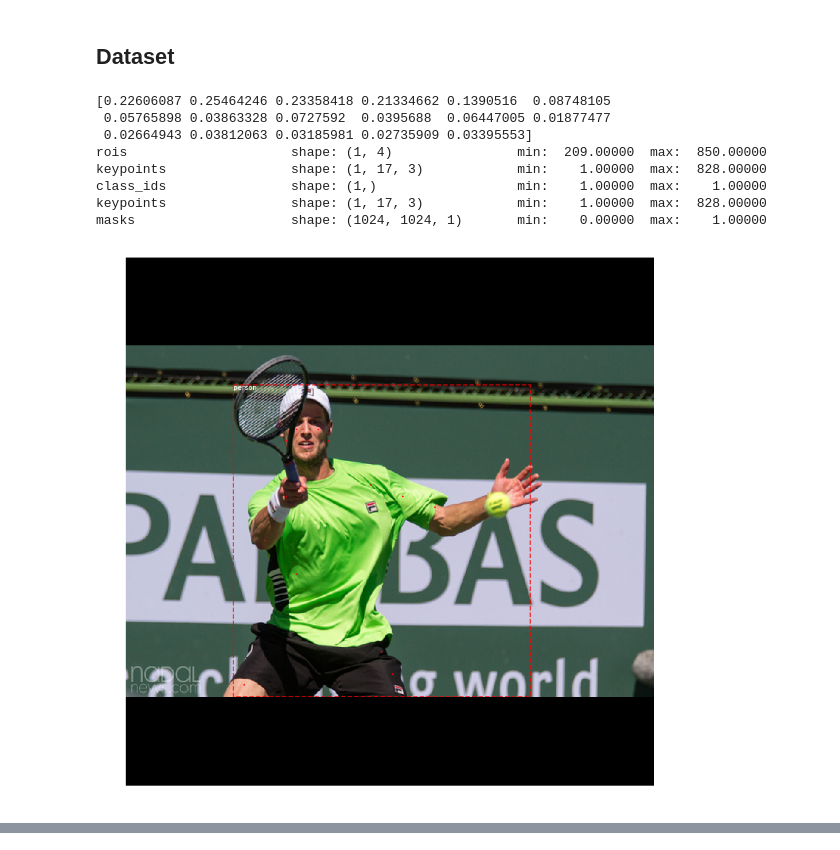
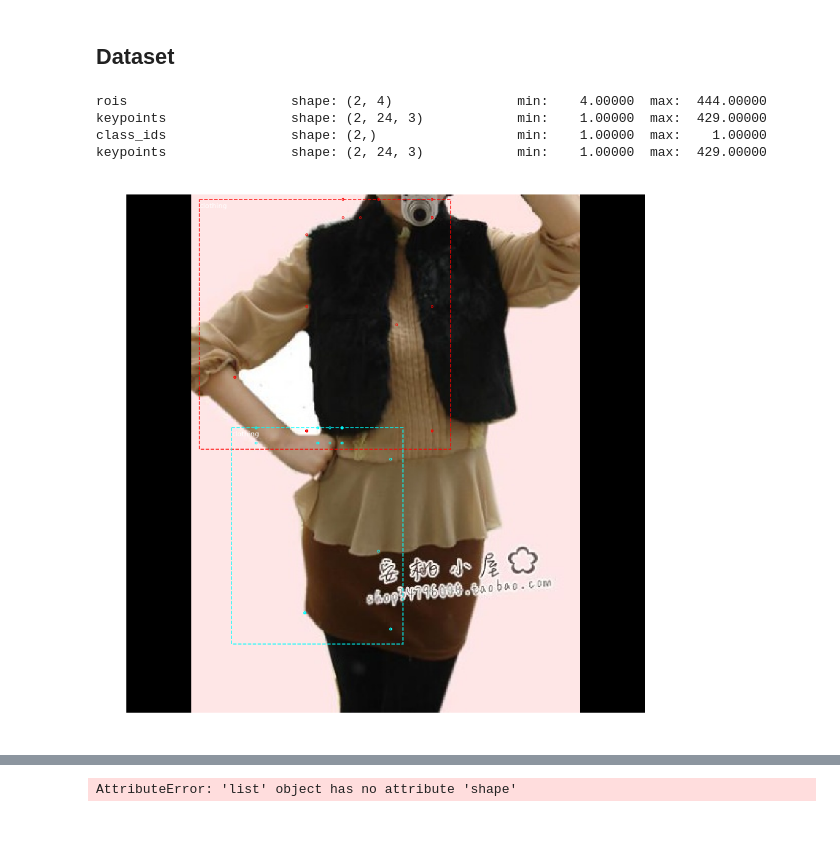
Before and after one commit to huaifeng1993/FashionAI_Key_Points_Detection, a Jupyter notebook: inference_humanpose.ipynb, the cells around one changed output, grey strips where cells are left out. Saved outputs shown, nothing was run; the diff lists cells and outputs as text; code cells hidden in the pictures.

```diff
--- a/inference_humanpose.ipynb
+++ b/inference_humanpose.ipynb
@@ -42,9 +36,31 @@ Using TensorFlow backend.
 Run one of the code blocks below to import and load the configurations to use.
 # %%
 class InferenceConfig(coco.CocoConfig):
+  # Give the configuration a recognizable name
+    NAME = "FI"
+
+    # Train on 1 GPU and 8 images per GPU. We can put multiple images on each
+    # GPU because the images are small. Batch size is 8 (GPUs * images/GPU).
     GPU_COUNT = 1
     IMAGES_PER_GPU = 1
-    KEYPOINT_MASK_POOL_SIZE = 17
+    NUM_KEYPOINTS = 24
+    KEYPOINT_MASK_SHAPE = [56, 56]
+    # Number of classes (including background)
+    NUM_CLASSES = 1 + 1  # background + 24 key_point
+
+    RPN_TRAIN_ANCHORS_PER_IMAGE = 150
+    VALIDATION_STPES = 100
+    STEPS_PER_EPOCH = 100
+    MINI_MASK_SHAPE = (56, 56)
+    KEYPOINT_MASK_POOL_SIZE = 7
+            # Pooled ROIs
+    POOL_SIZE = 7
+    MASK_POOL_SIZE = 14
+    MASK_SHAPE = [28, 28]
+    WEIGHT_LOSS = True
+    KEYPOINT_THRESHOLD = 0.005
+    # Maximum number of ground truth instances to use in one image
+    MAX_GT_INSTANCES = 128
 
 inference_config = InferenceConfig()
 
@@ -57,7 +73,7 @@ model = modellib.MaskRCNN(mode="inference",
 # Either set a specific path or find last trained weights
 # model_path = os.path.join(ROOT_DIR, ".h5 file name here")
 model_path = model.find_last()[1]
-model_path = os.path.join(ROOT_DIR, "mask_rcnn_coco_0028.h5")
+model_path = os.path.join(ROOT_DIR, "logs/tf0331/mask_rcnn_fi_0171.h5")
 # Load trained weights (fill in path to trained weights here)
 assert model_path != "", "Provide path to trained weights"
 print("Loading weights from ", model_path)
@@ -112,21 +127,20 @@ Val Keypoints Class Count: 2
 # %%
 # Test on a random image
-image_id = random.choice(val_dataset_keypoints.image_ids)
-original_image, image_meta, gt_class_id, gt_bbox, gt_mask, gt_keypoint =\
-    modellib.load_image_gt_keypoints(val_dataset_keypoints, inference_config,
+image_id = random.choice(dataset_val.image_ids)
+original_image, image_meta, gt_class_id, gt_bbox, gt_keypoint =\
+    modellib.load_image_gt_keypoints(dataset_val, inference_config,
                            image_id, augment=False,use_mini_mask=inference_config.USE_MINI_MASK)
 
 log("original_image", original_image)
 log("image_meta", image_meta)
 log("gt_class_id", gt_class_id)
 log("gt_bbox", gt_bbox)
-log("gt_mask", gt_mask)
 log("gt_keypoint", gt_keypoint)
-visualize.display_keypoints(original_image,gt_bbox,gt_keypoint,gt_class_id,val_dataset_keypoints.class_names)
+visualize.display_keypoints(original_image,gt_bbox,gt_keypoint,gt_class_id,dataset_val.class_names)
 if(inference_config.USE_MINI_MASK):
     gt_mask = utils.expand_mask(gt_bbox,gt_mask,original_image.shape)
 visualize.display_instances(original_image, gt_bbox, gt_mask, gt_class_id,
-                            val_dataset_keypoints.class_names,)
+                            dataset_val.class_names,)
 
 # original_image, image_meta, gt_class_id, gt_bbox, gt_mask, gt_keypoint =\
 #     modellib.load_image_gt_keypoints(val_dataset_keypoints, inference_config,
@@ -157,24 +170,19 @@ gt_keypoint              shape: (1, 17, 3)            min:    0.00000  max:  765
 # %%
 results = model.detect_keypoint([original_image], verbose=0)
 
 r = results[0] # for one image
 
 log("rois",r['rois'])
 log("keypoints",r['keypoints'])
 log("class_ids",r['class_ids'])
 log("keypoints",r['keypoints'])
-log("masks",r['masks'])
 
-visualize.display_keypoints(original_image,r['rois'],r['keypoints'],r['class_ids'],val_dataset_keypoints.class_names)
-visualize.display_instances(original_image, r['rois'], r['masks'], r['class_ids'],
-                            val_dataset_keypoints.class_names, r['scores'])
+visualize.display_keypoints(original_image,r['rois'],r['keypoints'],r['class_ids'],dataset_val.class_names)
+visualize.display_instances(original_image, r['rois'], r['class_ids'],
+                            dataset_val.class_names, r['scores'])
 # %% [output]
-[0.22606087 0.25464246 0.23358418 0.21334662 0.1390516  0.08748105
- 0.05765898 0.03863328 0.0727592  0.0395688  0.06447005 0.01877477
- 0.02664943 0.03812063 0.03185981 0.02735909 0.03395553]
-rois                     shape: (1, 4)                min:  209.00000  max:  850.00000
-keypoints                shape: (1, 17, 3)            min:    1.00000  max:  828.00000
-class_ids                shape: (1,)                  min:    1.00000  max:    1.00000
-keypoints                shape: (1, 17, 3)            min:    1.00000  max:  828.00000
-masks                    shape: (1024, 1024, 1)       min:    0.00000  max:    1.00000
+rois                     shape: (2, 4)                min:    4.00000  max:  444.00000
+keypoints                shape: (2, 24, 3)            min:    1.00000  max:  429.00000
+class_ids                shape: (2,)                  min:    1.00000  max:    1.00000
+keypoints                shape: (2, 24, 3)            min:    1.00000  max:  429.00000
-[figure, old version]
+[figure, new version]
@@ -181,0 +189 @@ masks                    shape: (1024, 1024, 1)       min:    0.00000  max:    1
+AttributeError: 'list' object has no attribute 'shape'
```
Also changed, not shown: parts of 5 cells of this notebook, 6 other files.
